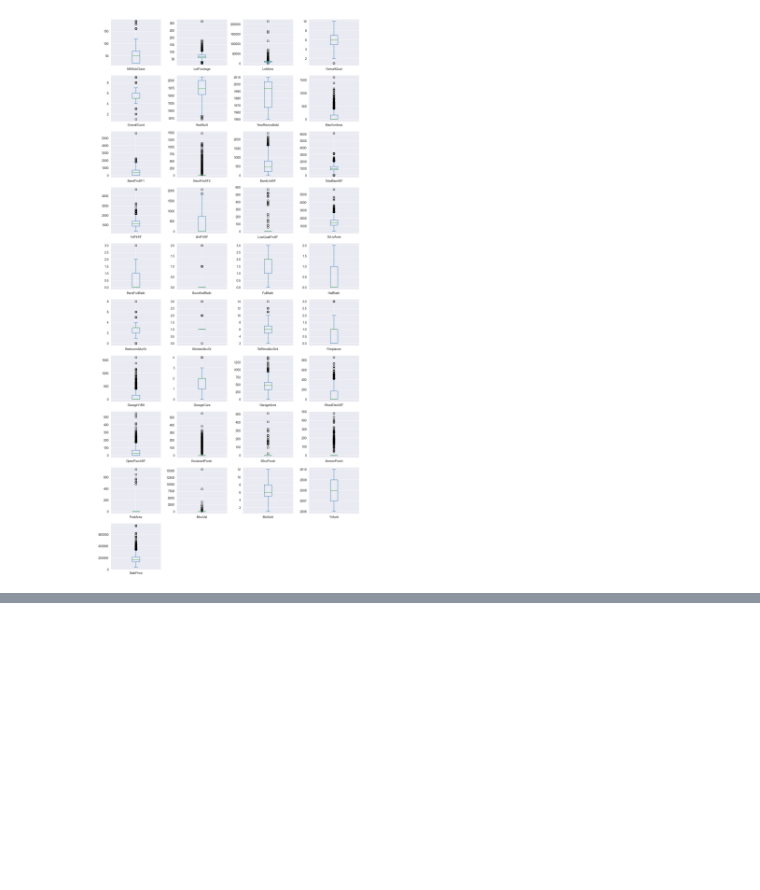
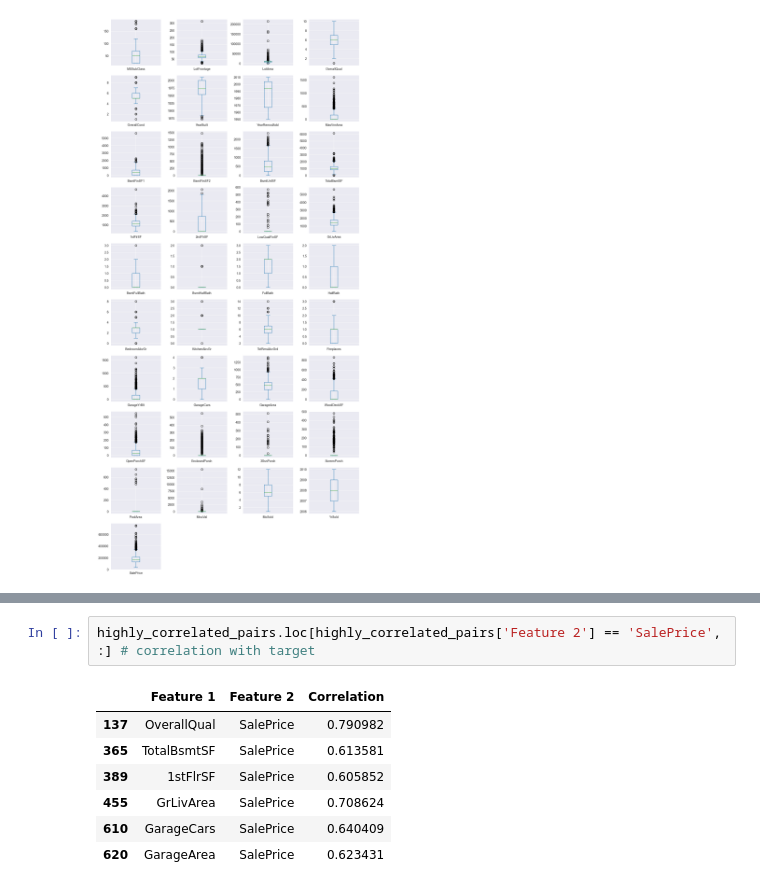
Before and after one commit to siiyayu/FeatureSelectionTechniques, a Jupyter notebook: preprocesing.ipynb, the cells around one changed output, grey strips where cells are left out. Cells and saved outputs as stored; diff of their text form; blank space fills up the shorter version.

```diff
--- a/preprocesing.ipynb
+++ b/preprocesing.ipynb
@@ -170,0 +201,10 @@ df_to_plot = df.drop(columns=['ID', 'AcceptedCmp1', 'AcceptedCmp2', 'AcceptedCmp
+# %%
+highly_correlated_pairs.loc[highly_correlated_pairs['Feature 2'] == 'SalePrice', :] # correlation with target
+# %% [output]
+|  | Feature 1 | Feature 2 | Correlation |
+| 137 | OverallQual | SalePrice | 0.790982 |
+| 365 | TotalBsmtSF | SalePrice | 0.613581 |
+| 389 | 1stFlrSF | SalePrice | 0.605852 |
+| 455 | GrLivArea | SalePrice | 0.708624 |
+| 610 | GarageCars | SalePrice | 0.640409 |
+| 620 | GarageArea | SalePrice | 0.623431 |
```
Also changed, not shown: parts of 9 cells of this notebook, 13 other files.
